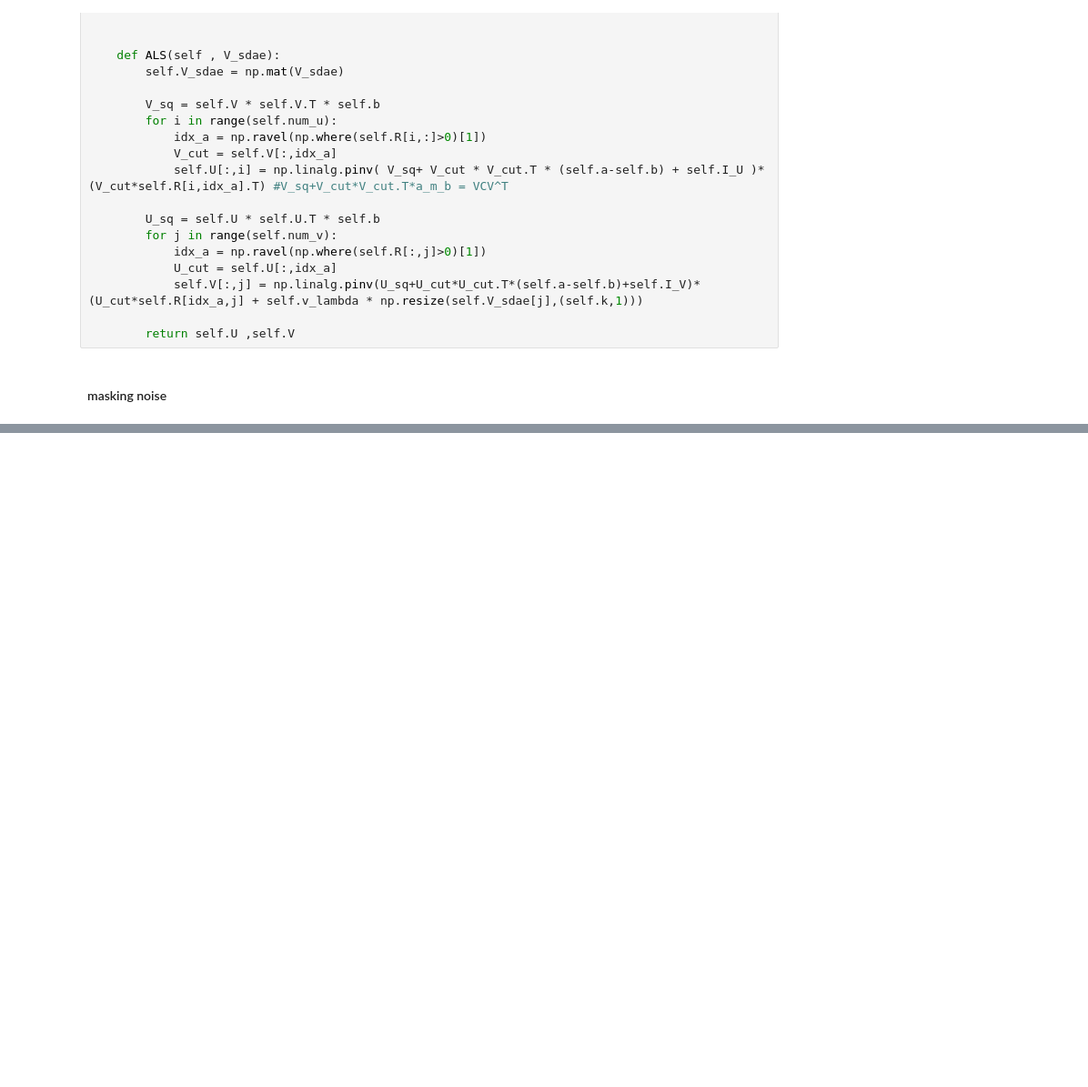
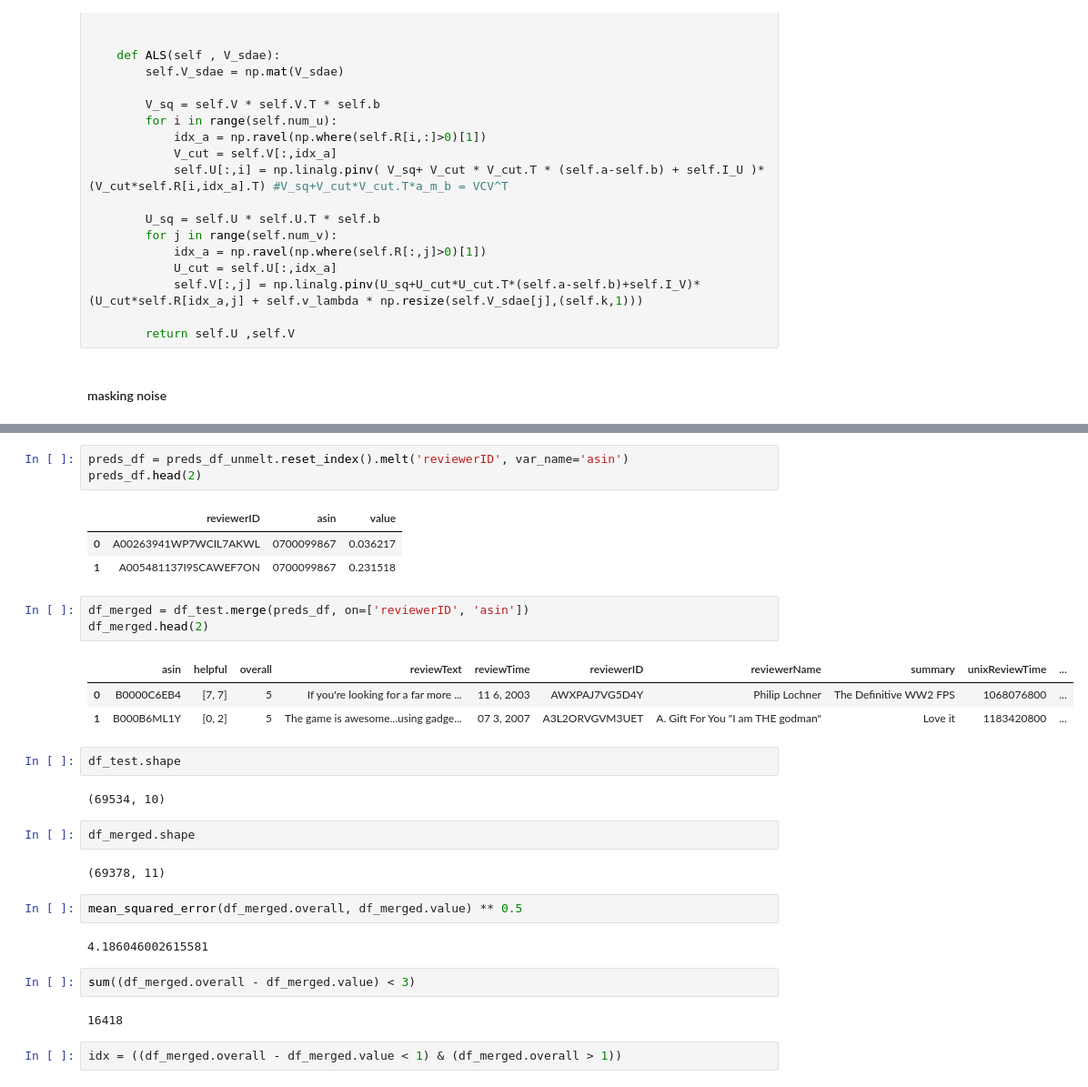
Before and after one commit to rorki/Recommender-Systems, a Jupyter notebook: CDL.ipynb, the cells around one changed output, grey strips where cells are left out. Shown: that part at 91% size. Drawn from its saved outputs; the diff is of its cells as text; blank space fills up the shorter version.

```diff
--- a/CDL.ipynb
+++ b/CDL.ipynb
@@ -310,0 +422,32 @@ Flushing output cache (4 entries)
+# %%
+preds_df = preds_df_unmelt.reset_index().melt('reviewerID', var_name='asin')
+preds_df.head(2)
+# %% [output]
+|  | reviewerID | asin | value |
+| 0 | A00263941WP7WCIL7AKWL | 0700099867 | 0.036217 |
+| 1 | A005481137I9SCAWEF7ON | 0700099867 | 0.231518 |
+# %%
+df_merged = df_test.merge(preds_df, on=['reviewerID', 'asin'])
+df_merged.head(2)
+# %% [output]
+|  | asin | helpful | overall | reviewText | reviewTime | reviewerID | reviewerName | summary | unixReviewTime | ... |
+| 0 | B0000C6EB4 | [7, 7] | 5 | If you're looking for a far more ... | 11 6, 2003 | AWXPAJ7VG5D4Y | Philip Lochner | The Definitive WW2 FPS | 1068076800 | ... |
+| 1 | B000B6ML1Y | [0, 2] | 5 | The game is awesome...using gadge... | 07 3, 2007 | A3L2ORVGVM3UET | A. Gift For You "I am THE godman" | Love it | 1183420800 | ... |
+# %%
+df_test.shape
+# %% [output]
+(69534, 10)
+# %%
+df_merged.shape
+# %% [output]
+(69378, 11)
+# %%
+mean_squared_error(df_merged.overall, df_merged.value) ** 0.5
+# %% [output]
+4.186046002615581
+# %%
+sum((df_merged.overall - df_merged.value) < 3)
+# %% [output]
+16418
+# %%
+idx = ((df_merged.overall - df_merged.value < 1) & (df_merged.overall > 1))
```
Also changed, not shown: parts of 42 cells of this notebook, 3 other files.
